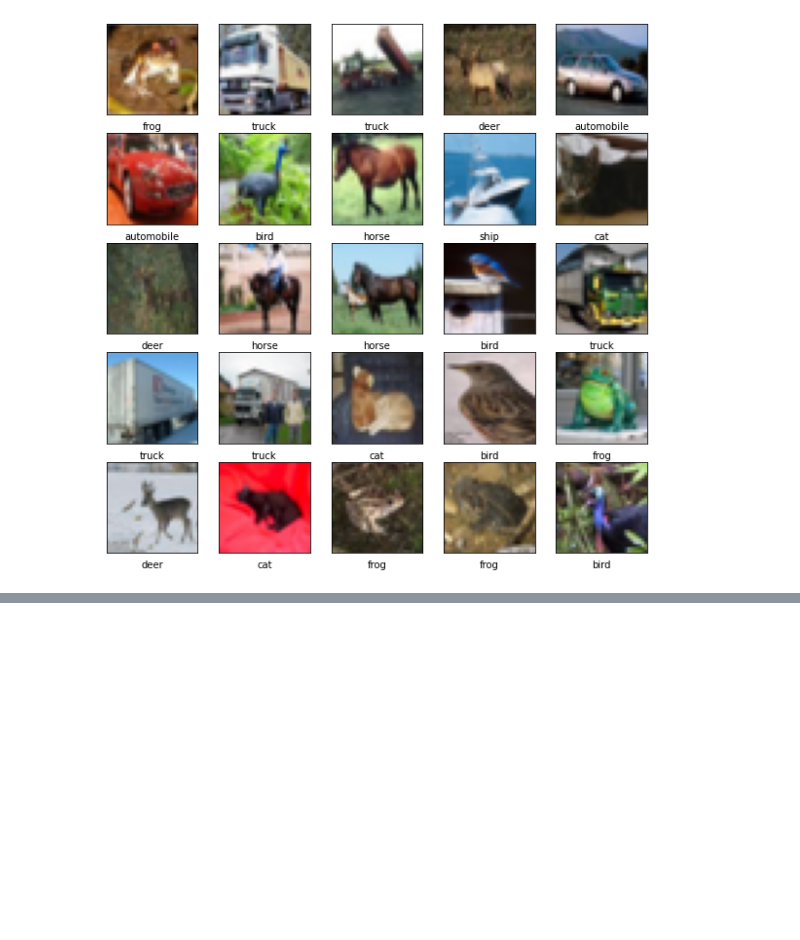
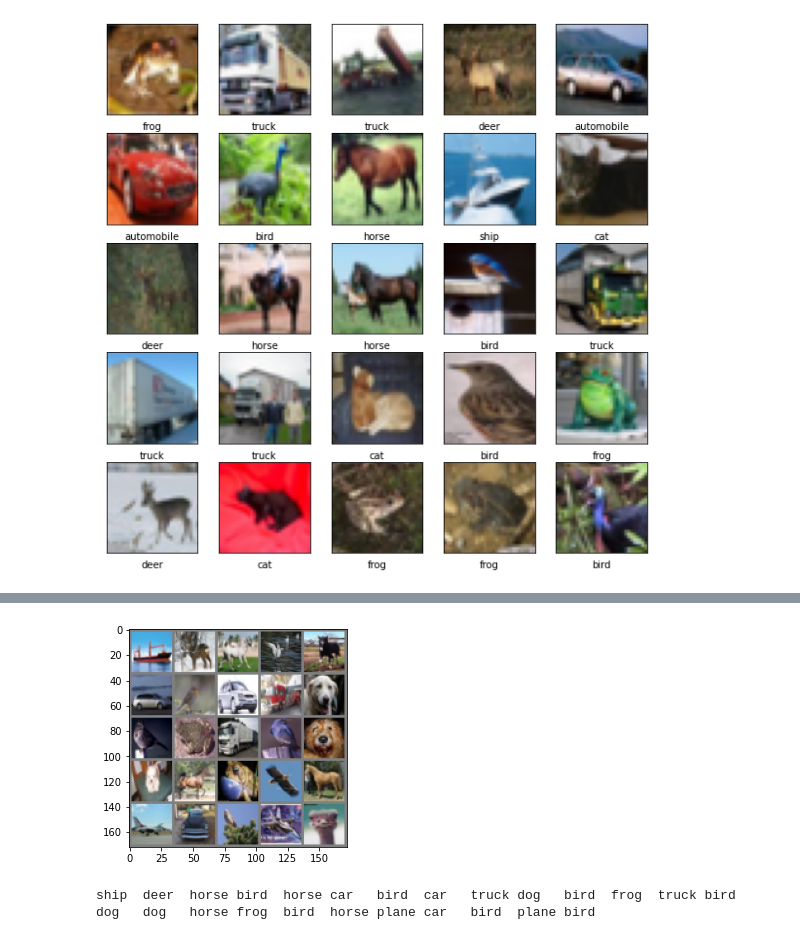
Before and after one commit to Mandip-Bhingaradiya/LU_DL, a Jupyter notebook: HomeAssignment2.ipynb, the cells around one changed output, grey strips where cells are left out. Saved outputs shown, nothing was run; the diff lists cells and outputs as text; code cells hidden in the pictures; blank space fills up the shorter version.

```diff
--- a/HomeAssignment2.ipynb
+++ b/HomeAssignment2.ipynb
@@ -127,0 +280,23 @@ print(test_acc)
+# %%
+#Hyperparameter
+batch_size = 128
+# %%
+transform = transforms.Compose(
+    [transforms.ToTensor(),
+     transforms.Normalize((0.5, 0.5, 0.5), (0.5, 0.5, 0.5))])
+
+#Train dataset downloading
+trainset = torchvision.datasets.CIFAR10(root='./data', train=True,
+                                        download=True, transform=transform)
+#Train dataset loading
+trainloader = torch.utils.data.DataLoader(trainset, batch_size=batch_size,
+                                          shuffle=True, num_workers=2)
+#Test dataset downloading
+testset = torchvision.datasets.CIFAR10(root='./data', train=False,
+                                       download=True, transform=transform)
+#Test dataset loading
+testloader = torch.utils.data.DataLoader(testset, batch_size=batch_size,
+                                         shuffle=False, num_workers=2)
+
+classes = ('plane', 'car', 'bird', 'cat',
+           'deer', 'dog', 'frog', 'horse', 'ship', 'truck')
@@ -127,0 +307,24 @@ print(test_acc)
+# %%
+import matplotlib.pyplot as plt
+import numpy as np
+
+# functions to show an image
+def imshow(imgs):
+    imgs = imgs / 2 + 0.5     # unnormalize
+    npimgs = imgs.numpy()
+    plt.imshow(np.transpose(npimgs, (1, 2, 0)))
+    plt.show()
+
+
+# get some random training images
+dataiter = iter(trainloader)
+images, labels = next(dataiter)
+
+# show images
+imgs = torchvision.utils.make_grid(images[0:25], nrow=5)
+imshow(imgs)
+# print labels
+print(' '.join(f'{classes[labels[j]]:5s}' for j in range(25)))
+# %% [output]
+[figure, added]
+ship  deer  horse bird  horse car   bird  car   truck dog   bird  frog  truck bird  dog   dog   horse frog  bird  horse plane car   bird  plane bird
```
Also changed, not shown: parts of 29 cells of this notebook.
